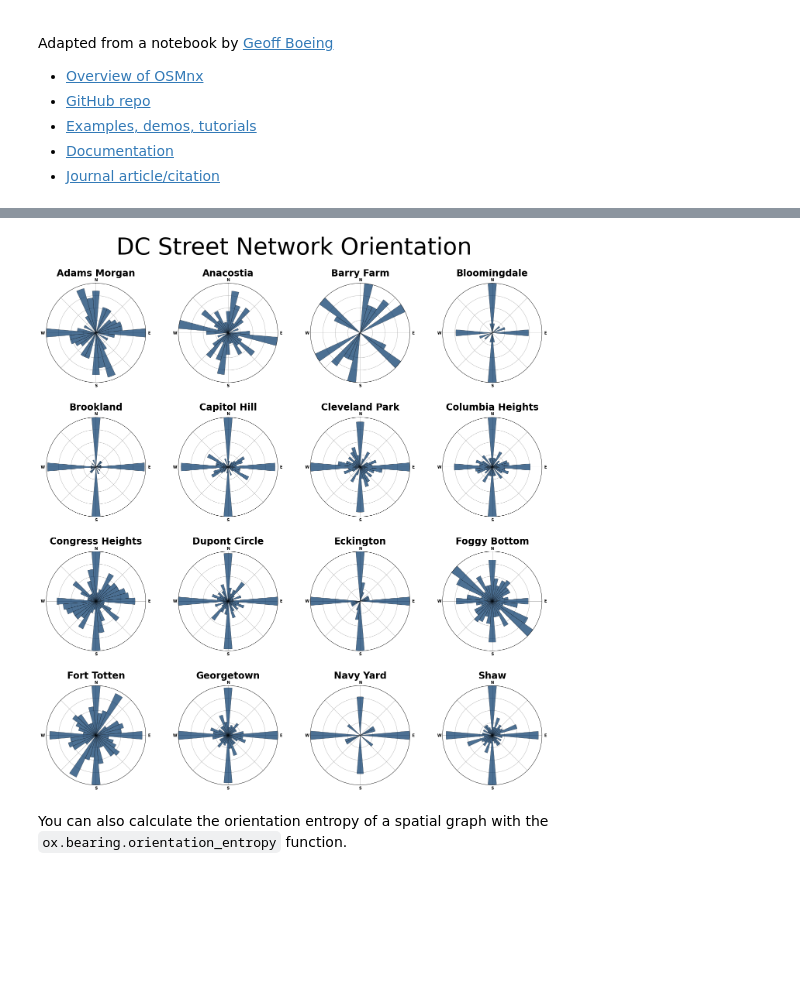
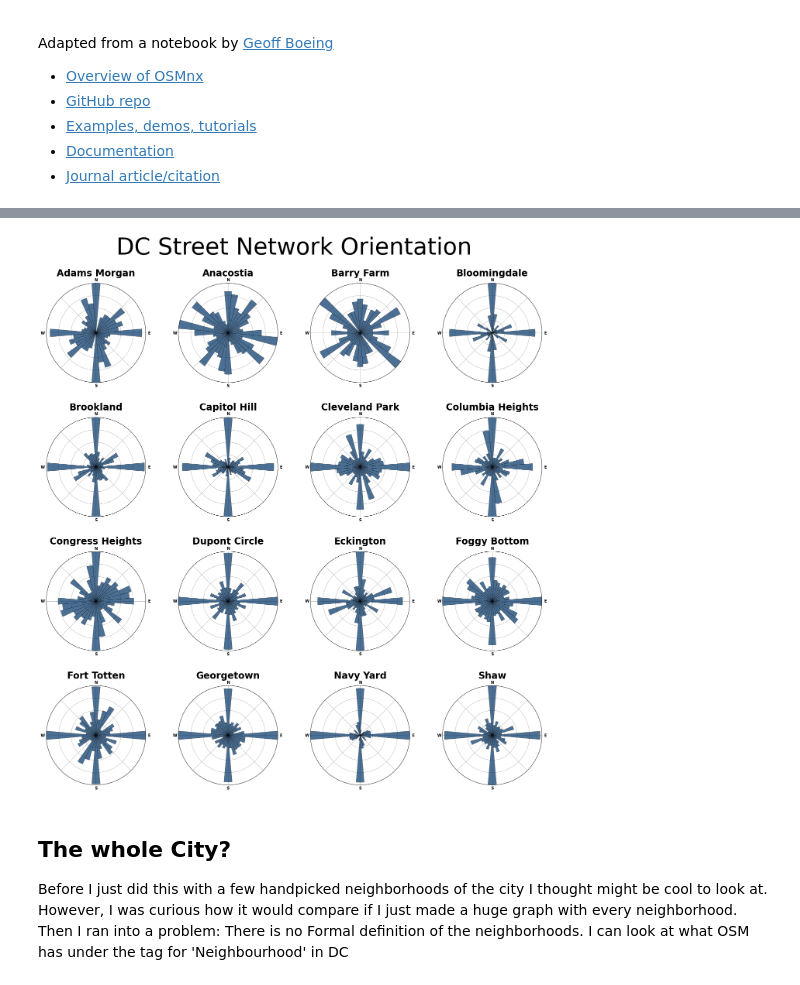
Before and after one commit to mlinds/DC-Street-orientation, a Jupyter notebook: DC_roses.ipynb, the cells around one changed output, grey strips where cells are left out. Saved outputs shown, nothing was run; the diff lists cells and outputs as text; code cells hidden in the pictures; blank space fills up the shorter version.

Commit message:
increased the buffer distance, added the full cluster map

```diff
--- a/DC_roses.ipynb
+++ b/DC_roses.ipynb
@@ -62,33 +62,36 @@ gdf
 # %%
 # create figure and axes
 n = len(places)
 ncols = int(np.ceil(np.sqrt(n)))
 nrows = int(np.ceil(n / ncols))
 figsize = (ncols * 5, nrows * 5)
 fig, axes = plt.subplots(nrows, ncols, figsize=figsize, subplot_kw={"projection": "polar"})
 
 # plot each neighborhood's polar histogram
 for ax, place in zip(axes.flat, places.keys()):
 
     # get undirected graphs with edge bearing attributes
-    G = ox.graph_from_place(places[place], network_type="drive")
+    G = ox.graph_from_place(places[place], network_type="drive",buffer_dist = 200)
     Gu = ox.add_edge_bearings(ox.get_undirected(G))
+    #ox.plot_graph(G)
     fig, ax = ox.bearing.plot_orientation(Gu, ax=ax, title=place, area=True)
 
 # add figure title
 suptitle_font = {
     "family": "DejaVu Sans",
     "fontsize": 60,
     "fontweight": "normal",
     "y": 1,
 }
 fig.suptitle("DC Street Network Orientation", **suptitle_font)
 fig.tight_layout()
 fig.subplots_adjust(hspace=0.35)
 
 # save the image
-fig.savefig("images/street-orientations_hood.png", facecolor="w", dpi=300, bbox_inches="tight")
+fig.savefig("images/street-orientations_hood.png", facecolor="w", dpi=100, bbox_inches="tight")
 # %% [output]
-[figure, old version]
+[figure, new version]
-# %% [markdown]
-You can also calculate the orientation entropy of a spatial graph with the `ox.bearing.orientation_entropy` function.
+# %% [markdown]
+## The whole City?
+
+Before I just did this with a few handpicked neighborhoods of the city I thought might be cool to look at. However, I was curious how it would compare if I just made a huge graph with every neighborhood. Then I ran into a problem: There is no Formal definition of the neighborhoods. I can look at what OSM has under the tag for 'Neighbourhood' in DC
```
Also changed, not shown: parts of 10 cells of this notebook, 4 other files.
